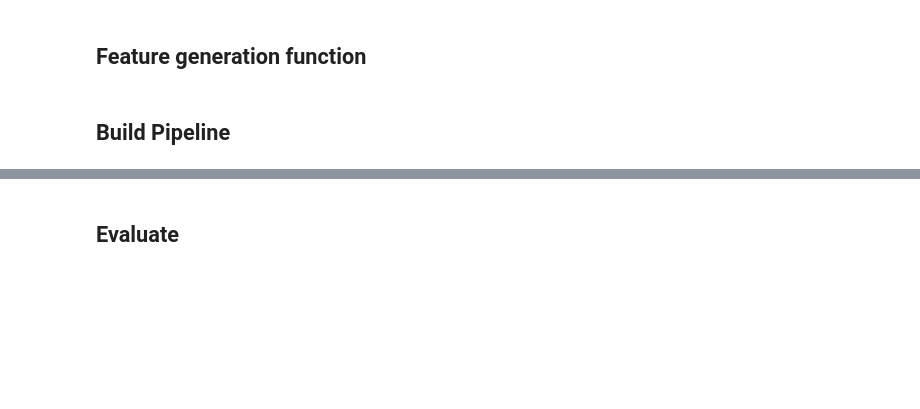
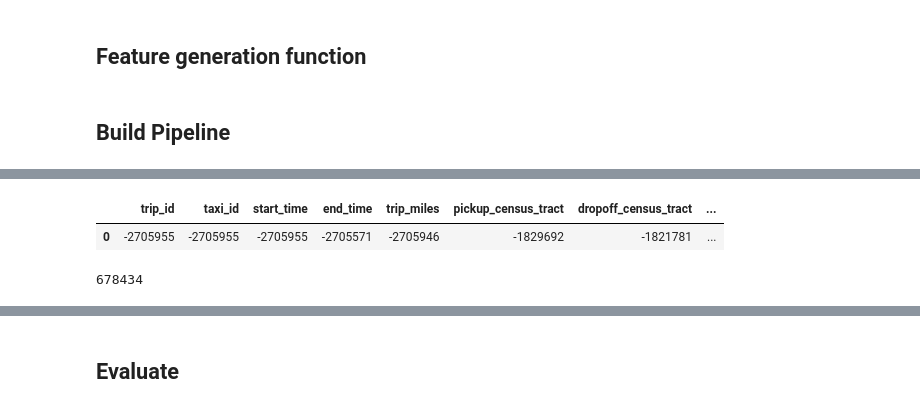
Before and after one commit to htorrence/getting_started_with_pyspark, a Jupyter notebook: notebooks/5_building_a_model.ipynb, the cells around one changed output, grey strips where cells are left out. Saved outputs shown, nothing was run; the diff lists cells and outputs as text; code cells hidden in the pictures; blank space fills up the shorter version.

```diff
--- a/notebooks/5_building_a_model.ipynb
+++ b/notebooks/5_building_a_model.ipynb
@@ -58,7 +58,10 @@ def build_features(raw_df):
             f.month('start_time').alias('start_month'),
             f.dayofweek('start_time').alias('start_day_of_week'),
             f.hour('start_time').alias('start_hour'),
-            (f.unix_timestamp(f.col('end_time')) - f.unix_timestamp(f.col('start_time'))).alias('trip_minutes'),
+            (
+                f.unix_timestamp(f.col('end_time'))
+                - f.unix_timestamp(f.col('start_time'))
+            ).alias('trip_minutes'),
             'avg_trip_miles_by_dropoff_census_tract',
             f.col('tips').alias('label'),
         )
@@ -77,5 +82,3 @@ tips.count()
-# %%
-tips = tips.sample(fraction=.1)
 # %%
 train_raw, test_raw = tips.randomSplit([0.7, 0.3])
 # %%
@@ -84,7 +87,15 @@ train = build_features(train_raw)
 test = build_features(test_raw)
 # %%
 # check for nulls
-display(train.agg(*[f.sum(f.col(c).isNull().cast(t.IntegerType())).alias(c) for c in train.columns]))
+total_rows = train.count()
+display(
+    t.agg(
+        *[(total_rows - f.count(c)).alias(c) for c in df.columns]
+    )
+)
+# %% [output]
+|  | trip_id | taxi_id | start_time | end_time | trip_miles | pickup_census_tract | dropoff_census_tract | ... |
+| 0 | -2705955 | -2705955 | -2705955 | -2705571 | -2705946 | -1829692 | -1821781 | ... |
 # %%
 categorical_cols = ['start_month', 'start_day_of_week', 'start_hour', 'company']
 indexed_categorical_cols = [c + '_ind' for c in categorical_cols]
@@ -108,4 +119,6 @@ pipeline = Pipeline().setStages(
 )
 # %%
 train.count()
+# %% [output]
+678434
 # %%
```
Also changed, not shown: parts of 8 cells of this notebook, 2 other files.
